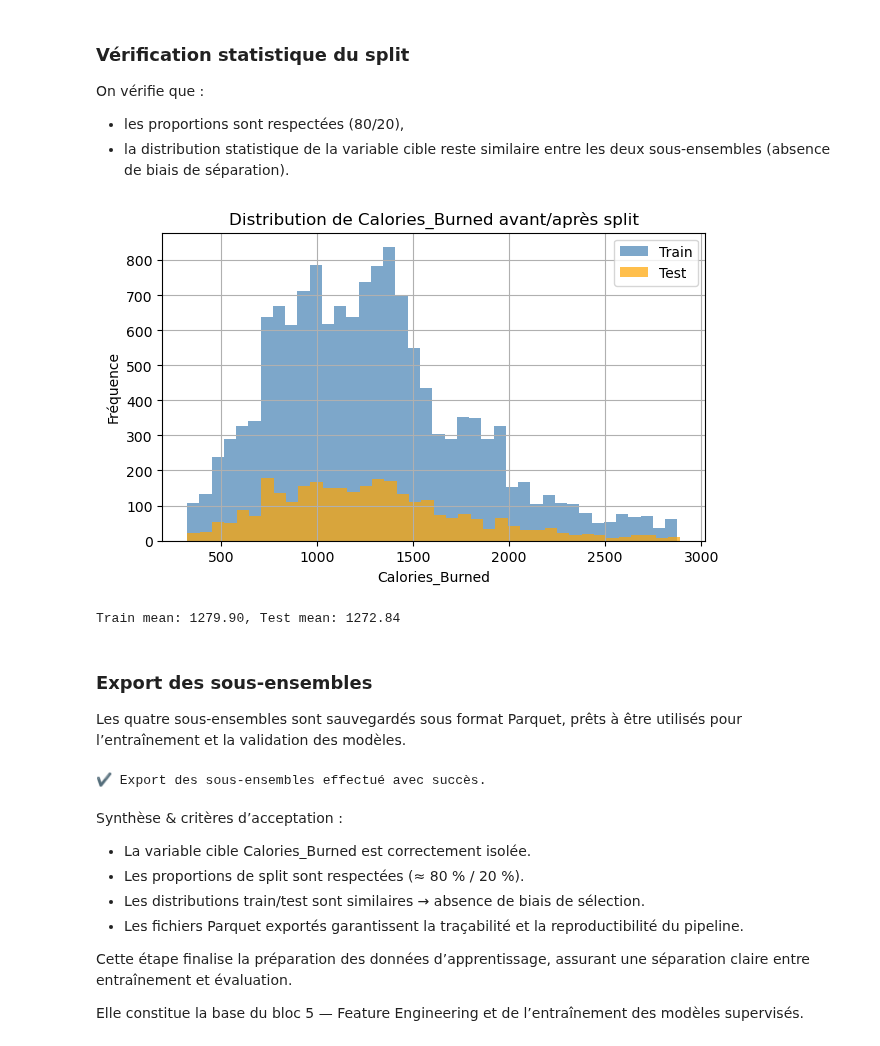
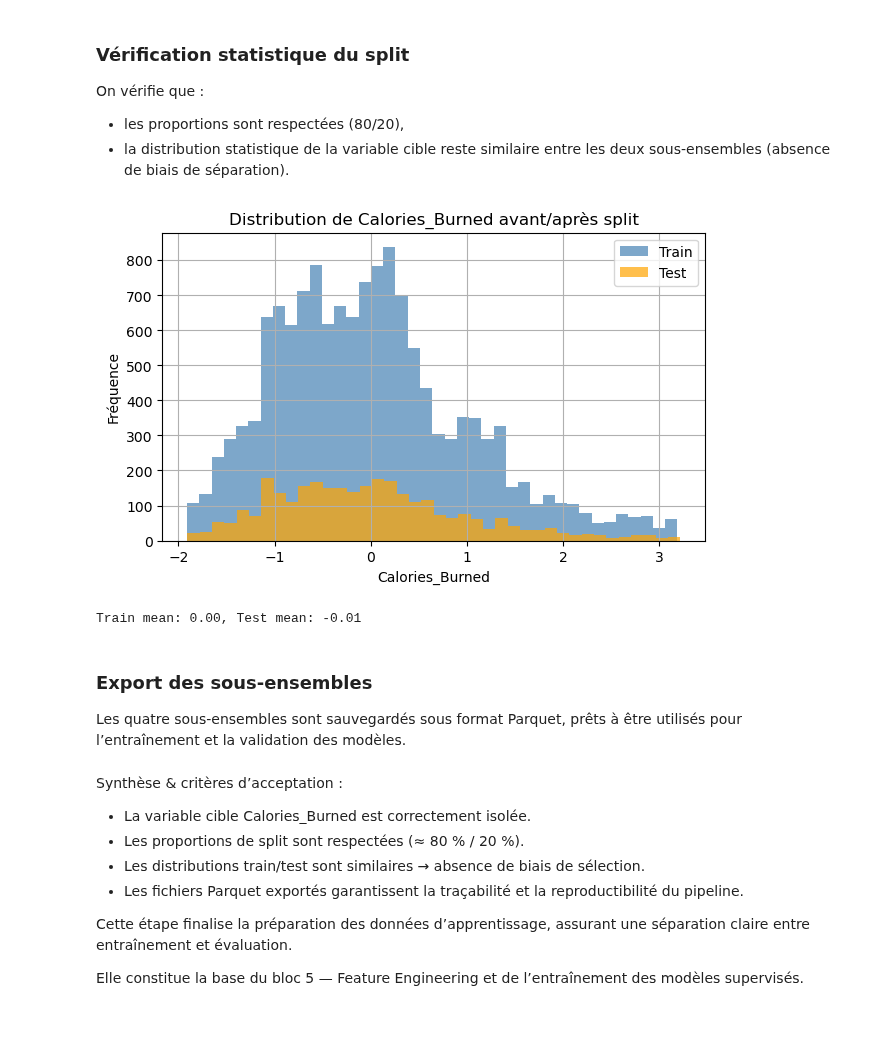
Before and after one commit to happy-developer/train.me, a Jupyter notebook: src/notebooks/preprocessing/life_style_data/preprocessing_life_style_data.ipynb, the cells around one changed output. Cells and saved outputs as stored; diff of their text form; code cells hidden in the pictures.

Commit message:
Ajout normalisation valeurs numériques sur "Age" et "Weight (kg)"

```diff
--- a/src/notebooks/preprocessing/life_style_data/preprocessing_life_style_data.ipynb
+++ b/src/notebooks/preprocessing/life_style_data/preprocessing_life_style_data.ipynb
@@ -28,3 +45,8 @@ import sqlite3
+# %%
+for p in ["model.joblib","feature_scaler.joblib","target_scaler.joblib"]:
+    f = (model_dir / p)
+    if f.exists():
+        f.unlink()
 # %% [markdown]
 ## Nettoyage des données
 
@@ -793,0 +818,15 @@ y_train min/max: 323.11 / 2876.51
+# %%
+# --- Fit des scalers sur TRAIN brut ---
+feature_scaler = StandardScaler().fit(X_train_raw[["Age", "Weight (kg)"]])
+X_train = pd.DataFrame(feature_scaler.transform(X_train_raw), columns=["Age","Weight (kg)"])
+X_val   = pd.DataFrame(feature_scaler.transform(X_val_raw),   columns=["Age","Weight (kg)"])
+X_test  = pd.DataFrame(feature_scaler.transform(X_test_raw),  columns=["Age","Weight (kg)"])
+
+target_scaler = StandardScaler().fit(y_train_raw.to_numpy().reshape(-1,1))
+y_train_std = target_scaler.transform(y_train_raw.to_numpy().reshape(-1,1)).ravel()
+y_val_std   = target_scaler.transform(y_val_raw.to_numpy().reshape(-1,1)).ravel()
+y_test_std  = target_scaler.transform(y_test_raw.to_numpy().reshape(-1,1)).ravel()
+
+# Sauvegarde (une seule fois ici)
+joblib.dump(feature_scaler, model_dir / "feature_scaler.joblib")
+joblib.dump(target_scaler,  model_dir / "target_scaler.joblib")
@@ -799,34 +840,41 @@ On vérifie que :
 - la distribution statistique de la variable cible reste similaire entre les deux sous-ensembles (absence de biais de séparation).
 # %%
 plt.figure(figsize=(7,4))
-plt.hist(y_train, bins=40, alpha=0.7, label="Train", color="steelblue")
-plt.hist(y_test, bins=40, alpha=0.7, label="Test", color="orange")
+plt.hist(y_train_std, bins=40, alpha=0.7, label="Train", color="steelblue")
+plt.hist(y_test_std, bins=40, alpha=0.7, label="Test", color="orange")
 plt.legend()
 plt.title("Distribution de Calories_Burned avant/après split")
 plt.xlabel("Calories_Burned")
 plt.ylabel("Fréquence")
 plt.grid(True)
 plt.show()
 
-print(f"Train mean: {y_train.mean():.2f}, Test mean: {y_test.mean():.2f}")
+print(f"Train mean: {y_train_std.mean():.2f}, Test mean: {y_test_std.mean():.2f}")
 # %% [output]
-[figure, old version]
+[figure, new version]
-Train mean: 1279.90, Test mean: 1272.84
+Train mean: 0.00, Test mean: -0.01
 # %% [markdown]
 ### Export des sous-ensembles
 
 Les quatre sous-ensembles sont sauvegardés sous format Parquet, prêts à être utilisés pour l’entraînement et la validation des modèles.
 # %%
+# --- Export des X (déjà DataFrame)
 X_train.to_parquet(export_dir / "X_train.parquet", index=False)
 X_test.to_parquet(export_dir / "X_test.parquet", index=False)
 X_val.to_parquet(export_dir / "X_val.parquet", index=False)
-y_train.to_frame().to_parquet(export_dir / "y_train.parquet", index=False)
-y_test.to_frame().to_parquet(export_dir / "y_test.parquet", index=False)
-y_val.to_frame().to_parquet(export_dir / "y_val.parquet", index=False)
 
-print("✔ Export des sous-ensembles effectué avec succès.")
+# --- Export des y standardisés (convertir ndarray → Series/DataFrame)
+# Astuce: nommer la colonne pour éviter .squeeze() ambigu plus tard
+target_col_std = "Calories_Burned_std"
+
+pd.Series(y_train_std, name=target_col_std).to_frame() \
+    .to_parquet(export_dir / "y_train.parquet", index=False)
+
+pd.Series(y_test_std, name=target_col_std).to_frame() \
+    .to_parquet(export_dir / "y_test.parquet", index=False)
+
+pd.Series(y_val_std, name=target_col_std).to_frame() \
+    .to_parquet(export_dir / "y_val.parquet", index=False)
-# %% [output]
-✔ Export des sous-ensembles effectué avec succès.
 # %% [markdown]
 Synthèse & critères d’acceptation :
 - La variable cible Calories_Burned est correctement isolée.
```
Also changed, not shown: parts of 20 cells of this notebook, 16 other files.
